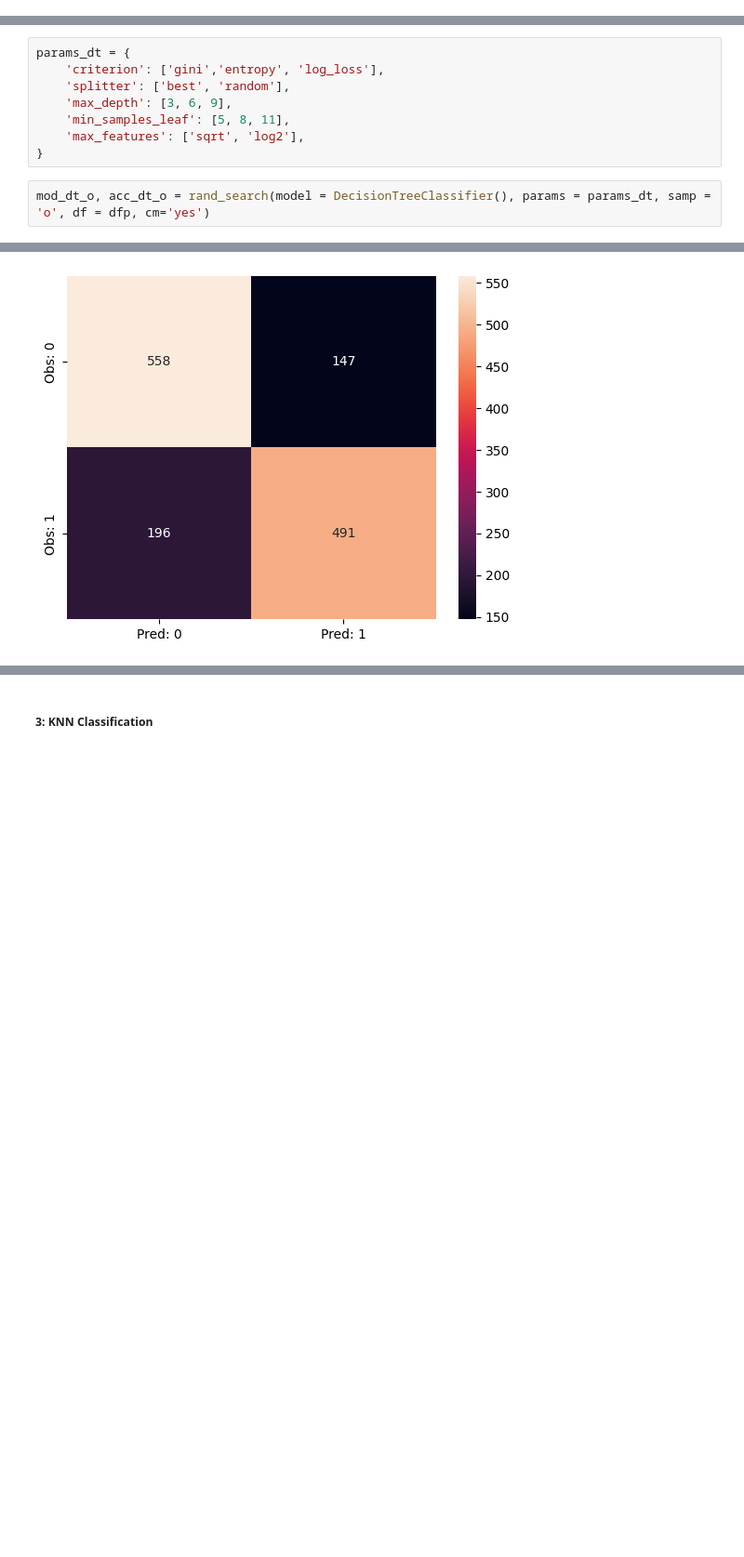
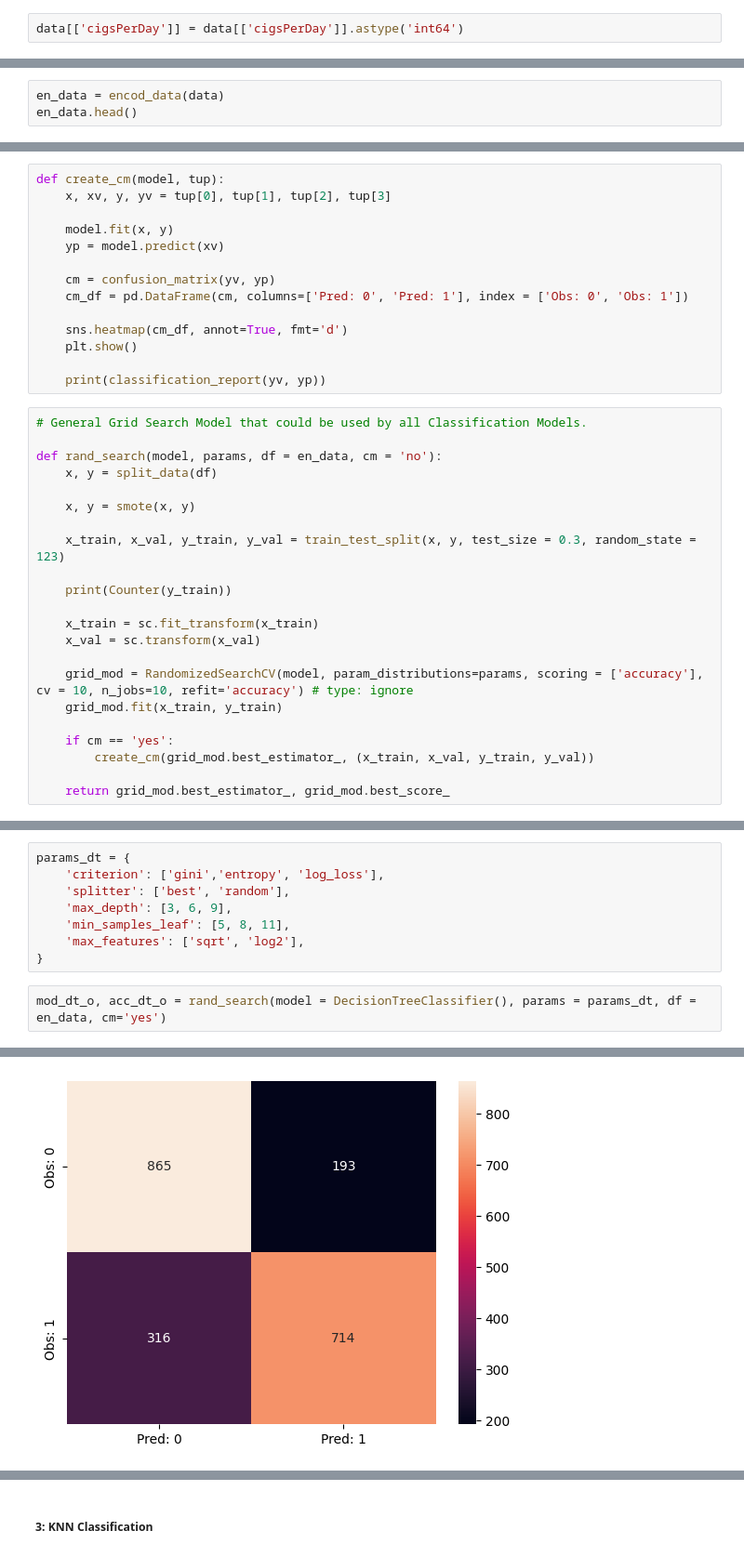
Before and after one commit to Dhruv-Chandra/Heart-Patients, a Jupyter notebook: Heart Patients.ipynb, the cells around one changed output, grey strips where cells are left out. Shown at 93% size. Drawn from its saved outputs; the diff is of its cells as text; blank space fills up the shorter version.

```diff
--- a/Heart Patients.ipynb
+++ b/Heart Patients.ipynb
@@ -380,4 +315,6 @@ dfp.head()
 | 2 | 1 | 48 | 1 | 20.0 | 0.0 | 0 | 0 | 0 | ... |
 | 3 | 0 | 61 | 1 | 30.0 | 0.0 | 0 | 1 | 0 | ... |
 | 4 | 0 | 46 | 1 | 23.0 | 0.0 | 0 | 0 | 0 | ... |
+# %%
+data[['cigsPerDay']] = data[['cigsPerDay']].astype('int64')
 # %%
@@ -402,0 +353,3 @@ memory usage: 284.4 KB
+# %%
+en_data = encod_data(data)
+en_data.head()
@@ -407 +378,37 @@ memory usage: 284.4 KB
+# %%
+def create_cm(model, tup):
+    x, xv, y, yv = tup[0], tup[1], tup[2], tup[3]
+
+    model.fit(x, y)
+    yp = model.predict(xv)
+
+    cm = confusion_matrix(yv, yp)
+    cm_df = pd.DataFrame(cm, columns=['Pred: 0', 'Pred: 1'], index = ['Obs: 0', 'Obs: 1'])
+
+    sns.heatmap(cm_df, annot=True, fmt='d')
+    plt.show()
+
+    print(classification_report(yv, yp))
+# %%
+# General Grid Search Model that could be used by all Classification Models.
+
+def rand_search(model, params, df = en_data, cm = 'no'):
+    x, y = split_data(df)
+
+    x, y = smote(x, y)
+
+    x_train, x_val, y_train, y_val = train_test_split(x, y, test_size = 0.3, random_state = 123)
+
+    print(Counter(y_train))
+
+    x_train = sc.fit_transform(x_train)
+    x_val = sc.transform(x_val)
+
+    grid_mod = RandomizedSearchCV(model, param_distributions=params, scoring = ['accuracy'], cv = 10, n_jobs=10, refit='accuracy') # type: ignore
+    grid_mod.fit(x_train, y_train)
+
+    if cm == 'yes':
+        create_cm(grid_mod.best_estimator_, (x_train, x_val, y_train, y_val))
+
+    return grid_mod.best_estimator_, grid_mod.best_score_
 # %%
@@ -543,5 +610,5 @@ params_dt = {
     'max_features': ['sqrt', 'log2'],
 }
 # %%
-mod_dt_o, acc_dt_o = rand_search(model = DecisionTreeClassifier(), params = params_dt, samp = 'o', df = dfp, cm='yes')
+mod_dt_o, acc_dt_o = rand_search(model = DecisionTreeClassifier(), params = params_dt, df = en_data, cm='yes')
 # %% [output]
@@ -548 +616 @@ mod_dt_o, acc_dt_o = rand_search(model = DecisionTreeClassifier(), params = para
-[figure, old version]
+[figure, new version]
```
Also changed, not shown: parts of 73 cells of this notebook, 3 other files.
